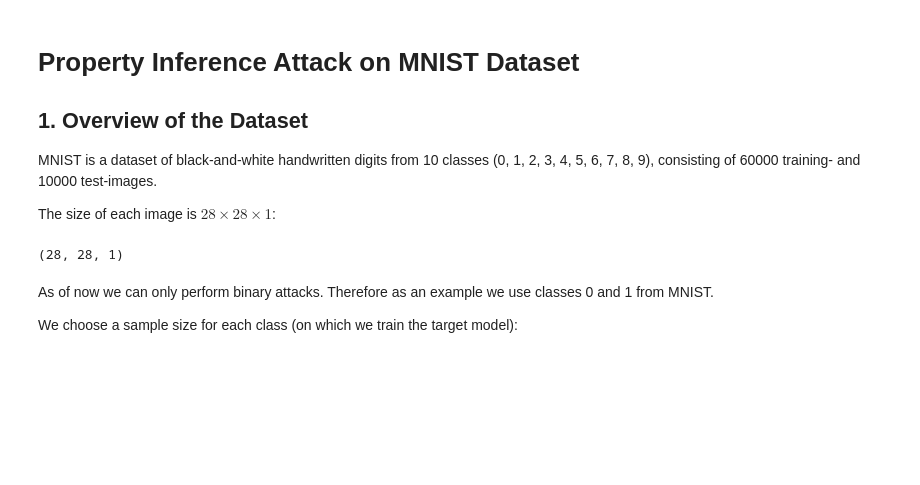
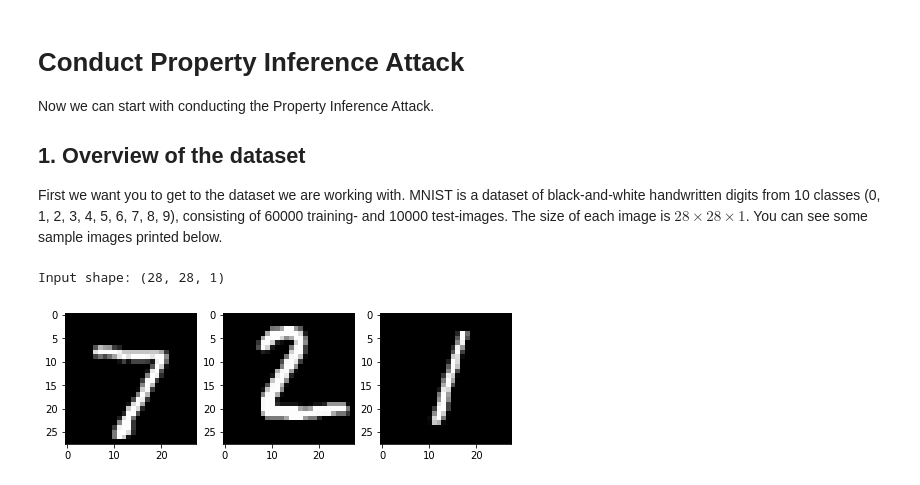
Before and after one commit to privML/privacy-evaluator, a Jupyter notebook: notebooks/property_inference_attack.ipynb, the cells around one changed output. Saved outputs shown, nothing was run; the diff lists cells and outputs as text; code cells hidden in the pictures; blank space fills up the shorter version.

```diff
--- a/notebooks/property_inference_attack.ipynb
+++ b/notebooks/property_inference_attack.ipynb
@@ -38,20 +53,27 @@ import warnings
 warnings.filterwarnings("ignore")
 # %% [markdown]
 
-# Property Inference Attack on MNIST Dataset
+# Conduct Property Inference Attack
+Now we can start with conducting the Property Inference Attack.
 
-## 1. Overview of the Dataset
 
+## 1. Overview of the dataset
+First we want you to get to the dataset we are working with.
 MNIST is a dataset of black-and-white handwritten digits from 10 classes (0, 1, 2, 3, 4, 5, 6, 7, 8, 9), consisting of 60000 training- and 10000 test-images.
-
-The size of each image is $28\times 28 \times 1$:
+The size of each image is $28\times 28 \times 1$. You can see some sample images printed below.
 # %%
 train_dataset, test_dataset = dataset_downloader("MNIST")
 input_shape = test_dataset[0][0].shape
-print(input_shape)
+print(f"Input shape: {input_shape}")
 # %% [output]
-(28, 28, 1)
+Input shape: (28, 28, 1)
-# %% [markdown]
-As of now we can only perform binary attacks. Therefore as an example we use classes 0 and 1 from MNIST.
-
-We choose a sample size for each class (on which we train the target model):
+# %%
+#Print images
+images = test_dataset[0][:3]
+_, axs = plt.subplots(1, 3, figsize=(8, 8))
+axs = axs.flatten()
+for image, ax in zip(images, axs):
+    ax.imshow(image, cmap='gray')
+plt.show()
+# %% [output]
+[figure, added]
```
Also changed, not shown: parts of 26 cells of this notebook.
